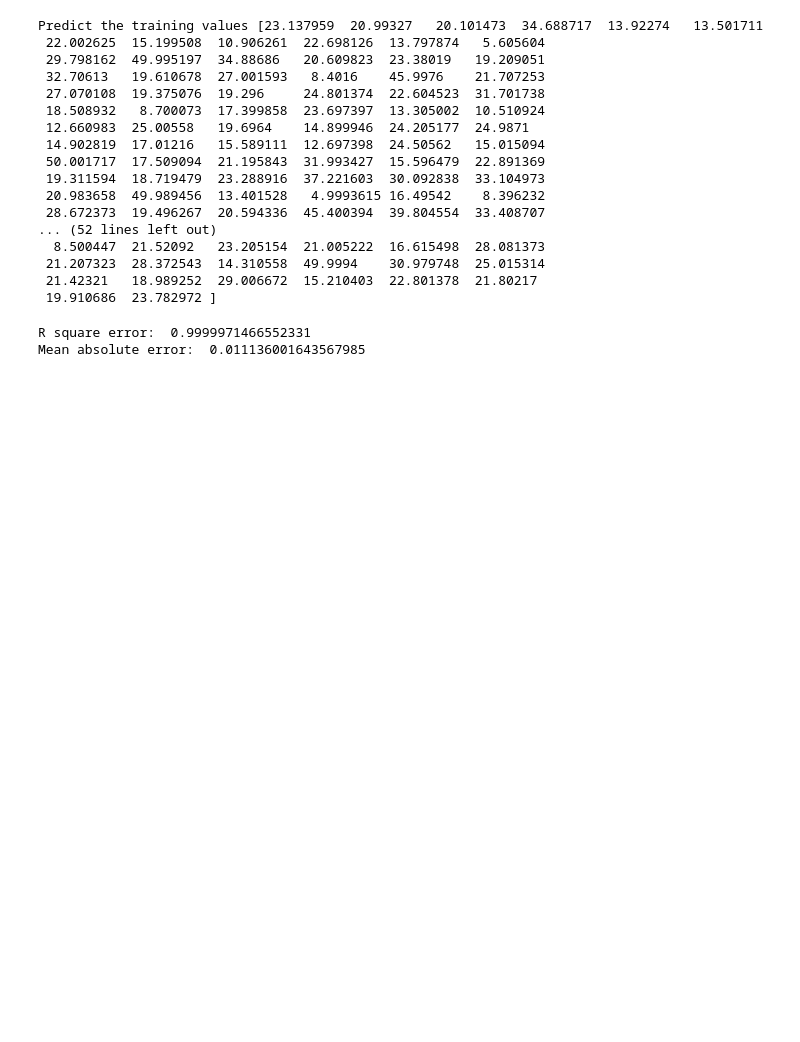
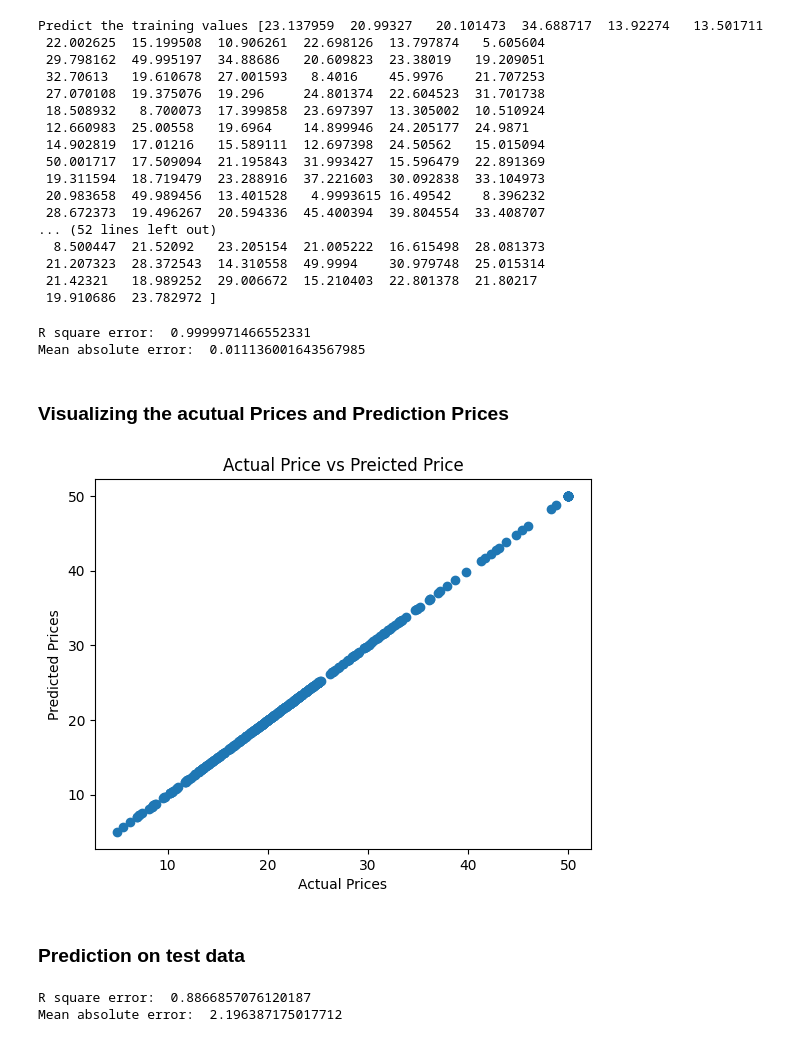
Before and after one commit to simran-aug15/Basic_Machine_Learning_projects, a Jupyter notebook: House_Price_Prediction.ipynb, the cells around one changed output. Drawn from its saved outputs; the diff is of its cells as text; code cells hidden in the pictures; blank space fills up the shorter version.

Commit message:
Fix  prediction notebook

```diff
--- a/House_Price_Prediction.ipynb
+++ b/House_Price_Prediction.ipynb
@@ -221,3 +221,15 @@ print("Mean absolute error: ",score_2)
 # %% [output]
 R square error:  0.9999971466552331
 Mean absolute error:  0.011136001643567985
+# %% [markdown]
+### Visualizing the acutual Prices and Prediction Prices
+# %%
+plt.scatter(Y_train, training_data_prediction)
+plt.xlabel("Actual Prices")
+plt.ylabel("Predicted Prices")
+plt.title("Actual Price vs Preicted Price")
+plt.show()
+# %% [output]
+[figure, added]
+# %% [markdown]
+### Prediction on test data
@@ -223,0 +239,11 @@ Mean absolute error:  0.011136001643567985
+# %%
+# R square error
+score_1=metrics.r2_score(Y_test,test_data_prediction)
+
+# Mean absolute error
+score_2=metrics.mean_absolute_error(Y_test,test_data_prediction)
+print("R square error: ",score_1)
+print("Mean absolute error: ",score_2)
+# %% [output]
+R square error:  0.8866857076120187
+Mean absolute error:  2.196387175017712
```
Also changed, not shown: parts of 1 cell of this notebook.
